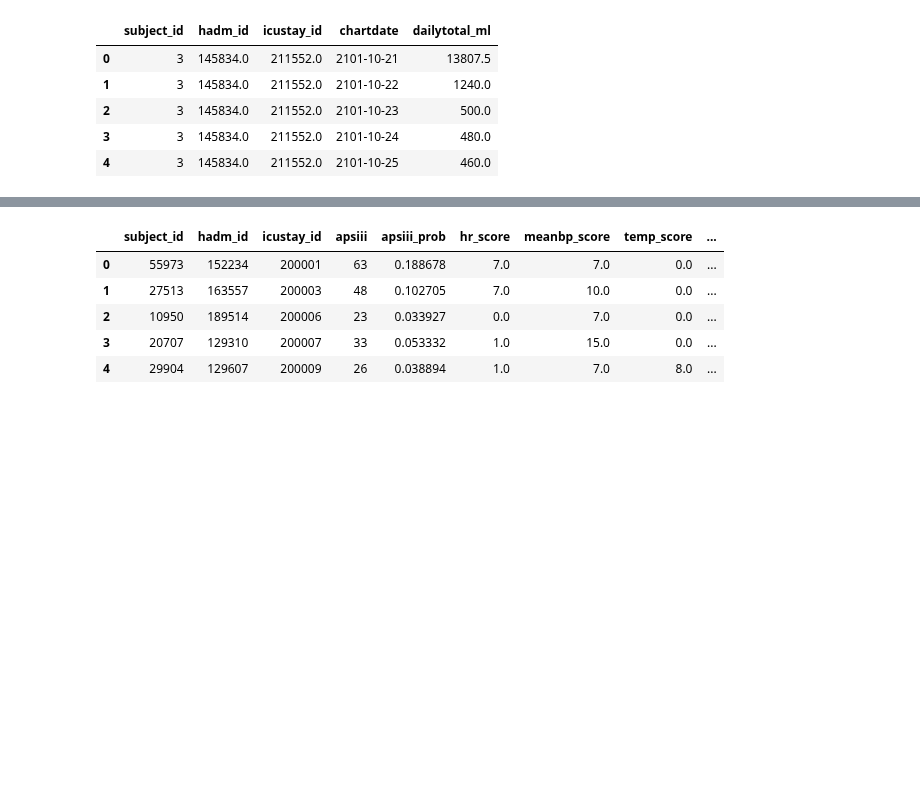
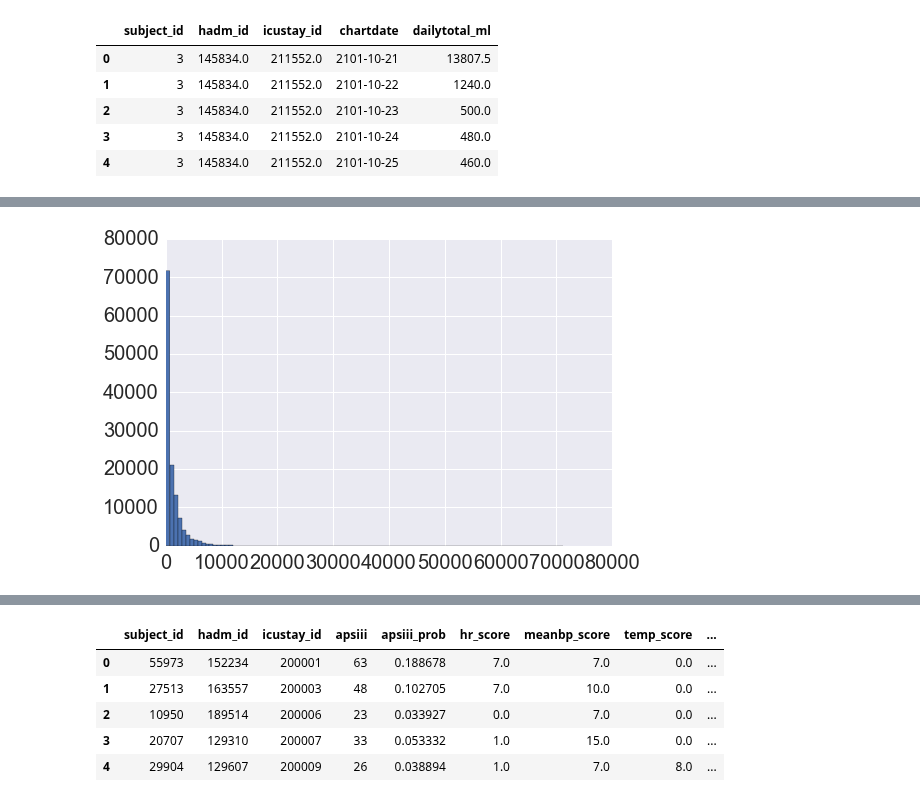
Before and after one commit to yhtgrace/echo, a Jupyter notebook: notebooks/161117_fluidoutcomes_mx.ipynb, the cells around one changed output, grey strips where cells are left out. Saved outputs shown, nothing was run; the diff lists cells and outputs as text; code cells hidden in the pictures; blank space fills up the shorter version.

```diff
--- a/notebooks/161117_fluidoutcomes_mx.ipynb
+++ b/notebooks/161117_fluidoutcomes_mx.ipynb
@@ -55,0 +76,4 @@ sns.factorplot(x="chartdate", y="dailytotal_ml", hue="subject_id", data=dfcv.loc
+# %%
+axes = dfcv.dailytotal_ml.hist(bins=100)
+# %% [output]
+[figure, added]
```
Also changed, not shown: parts of 14 cells of this notebook, 10 other files.
